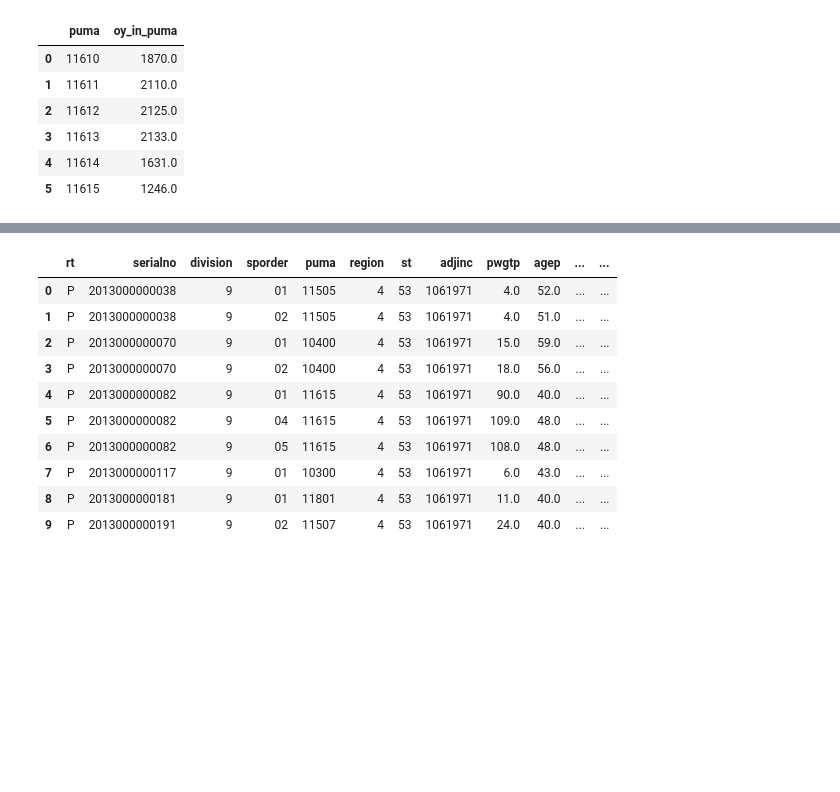
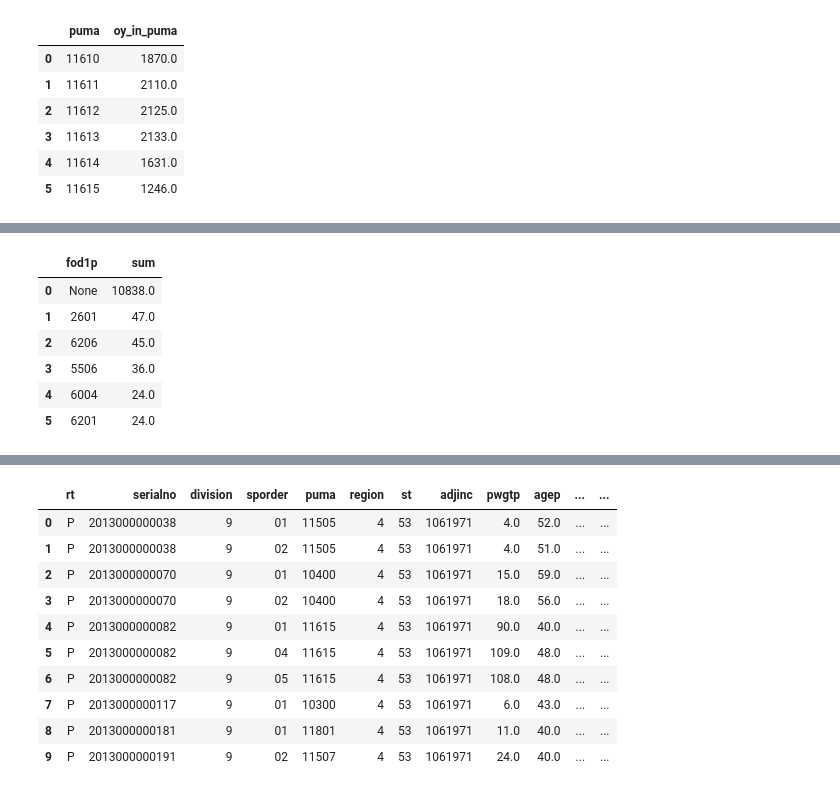
Before and after one commit to sam-thurman/dsc-mod-1-project-seattle-ds, a Jupyter notebook: notebooks/exploratory/02_Mihir_Exploratory.ipynb, the cells around one changed output, grey strips where cells are left out. Saved outputs shown, nothing was run; the diff lists cells and outputs as text; code cells hidden in the pictures; blank space fills up the shorter version.

```diff
--- a/notebooks/exploratory/02_Mihir_Exploratory.ipynb
+++ b/notebooks/exploratory/02_Mihir_Exploratory.ipynb
@@ -40,0 +180,23 @@ oy_df_per_puma
+# %%
+oy_df_degree = pd.read_sql("""
+            SELECT FOD1P, SUM(PWGTP)
+            FROM pums_2017
+            WHERE esr!='1' AND esr!='4'
+            AND sch='1'
+            AND agep BETWEEN 16 AND 24
+            AND puma IN ('11610','11611', '11612', '11613', '11614', '11615')
+            GROUP BY FOD1P
+            ORDER BY SUM(PWGTP)
+            DESC
+            LIMIT 6
+            ;
+            """, conn)
+oy_df_degree
+# %% [output]
+|  | fod1p | sum |
+| 0 | None | 10838.0 |
+| 1 | 2601 | 47.0 |
+| 2 | 6206 | 45.0 |
+| 3 | 5506 | 36.0 |
+| 4 | 6004 | 24.0 |
+| 5 | 6201 | 24.0 |
```
Also changed, not shown: parts of 25 cells of this notebook, 2 other files.
